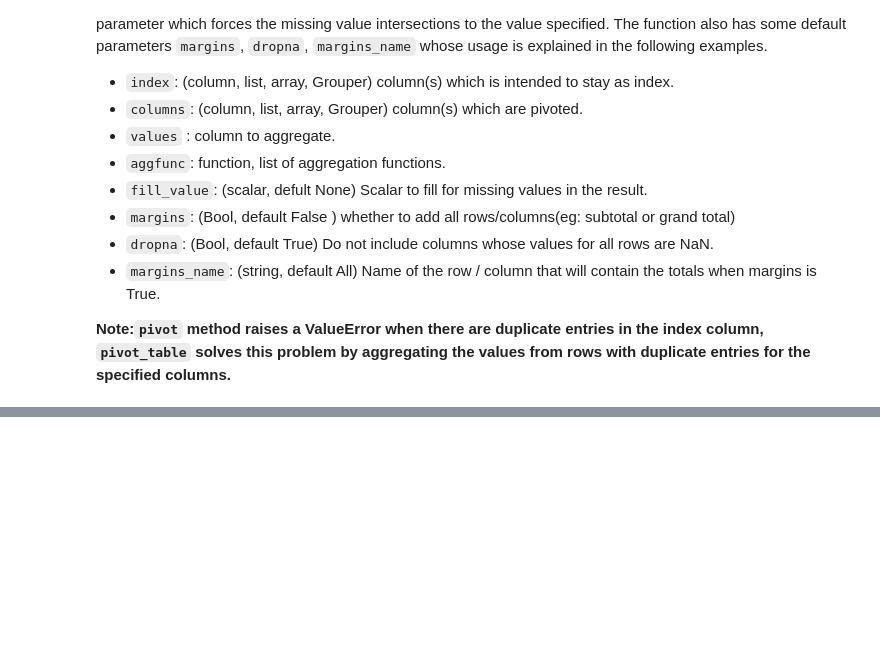
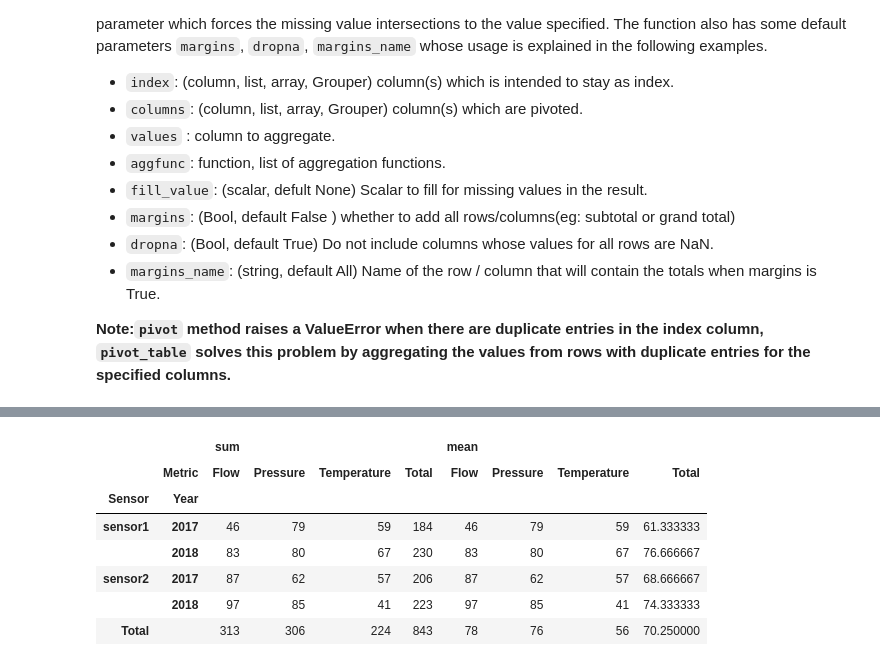
Before and after one commit to upraneelnihar/Blogs, a Jupyter notebook: Reshaping_data_using_pandas.ipynb, the cells around one changed output, grey strips where cells are left out. Saved outputs shown, nothing was run; the diff lists cells and outputs as text; code cells hidden in the pictures; blank space fills up the shorter version.

```diff
--- a/Reshaping_data_using_pandas.ipynb
+++ b/Reshaping_data_using_pandas.ipynb
@@ -210,8 +258,8 @@ Below are the parameters for the `unstack` method. By default it takes the inner
 - `level`: (int or string or list of these) level(s) of index to unstack, defaults to -1
 - `fill_value`: replace NAN with value specified if unstack produces missing values.
 # %%
-# let us consider melted output and load into a dataframe df_melted
-df_melted = df_sensors.melt(id_vars=['Sensor', 'Metric'],
-                value_vars=['2017', '2018'],
-                var_name='Year',
-                value_name='value')
+# let us take the stacked output and load into a dataframe df_stacked
+df_stacked = (df_sensors.set_index(['Sensor', 'Metric'])
+              .stack()
+              .reset_index()
+              .rename(columns={'level_2': 'Year', 0: 'Value'}))
@@ -282,8 +532,18 @@ df_step1.pivot_table(index=['Sensor', 'Year'],
 # %%
-df_step1.pivot_table(index=['Sensor', 'Year'],
+# Performing aggregations usinf `aggfunc`.
+df_melted.pivot_table(index=['Sensor', 'Year'],
                      columns='Metric',
                      values='value',
                      aggfunc=[np.sum, np.mean],
                      fill_value=0,
                      margins=True,
                      margins_name='Total')
+# %% [output]
+|  |  | sum |  |  |  | mean |  |  |  |
+|  | Metric | Flow | Pressure | Temperature | Total | Flow | Pressure | Temperature | Total |
+| Sensor | Year |  |  |  |  |  |  |  |  |
+| sensor1 | 2017 | 46 | 79 | 59 | 184 | 46 | 79 | 59 | 61.333333 |
+|  | 2018 | 83 | 80 | 67 | 230 | 83 | 80 | 67 | 76.666667 |
+| sensor2 | 2017 | 87 | 62 | 57 | 206 | 87 | 62 | 57 | 68.666667 |
+|  | 2018 | 97 | 85 | 41 | 223 | 97 | 85 | 41 | 74.333333 |
+| Total |  | 313 | 306 | 224 | 843 | 78 | 76 | 56 | 70.250000 |
```
Also changed, not shown: parts of 33 cells of this notebook.
